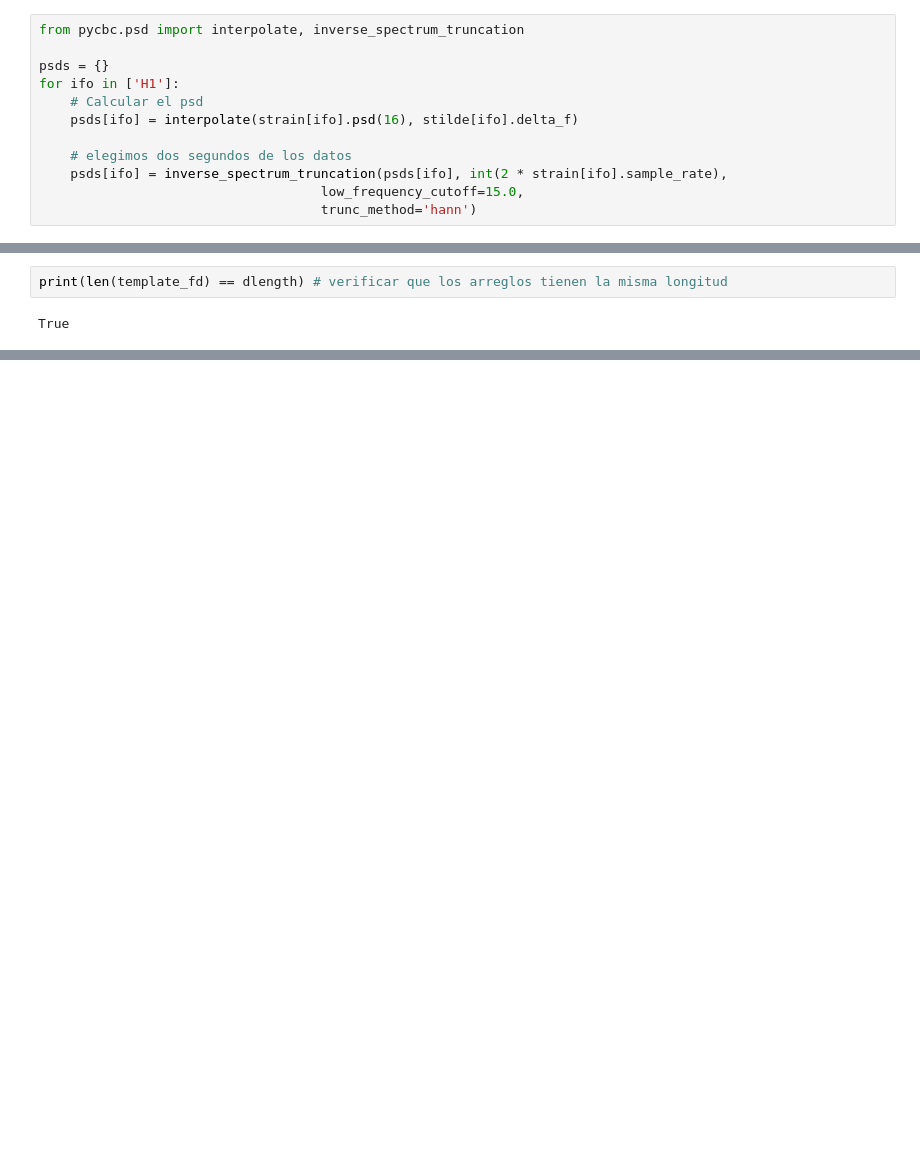
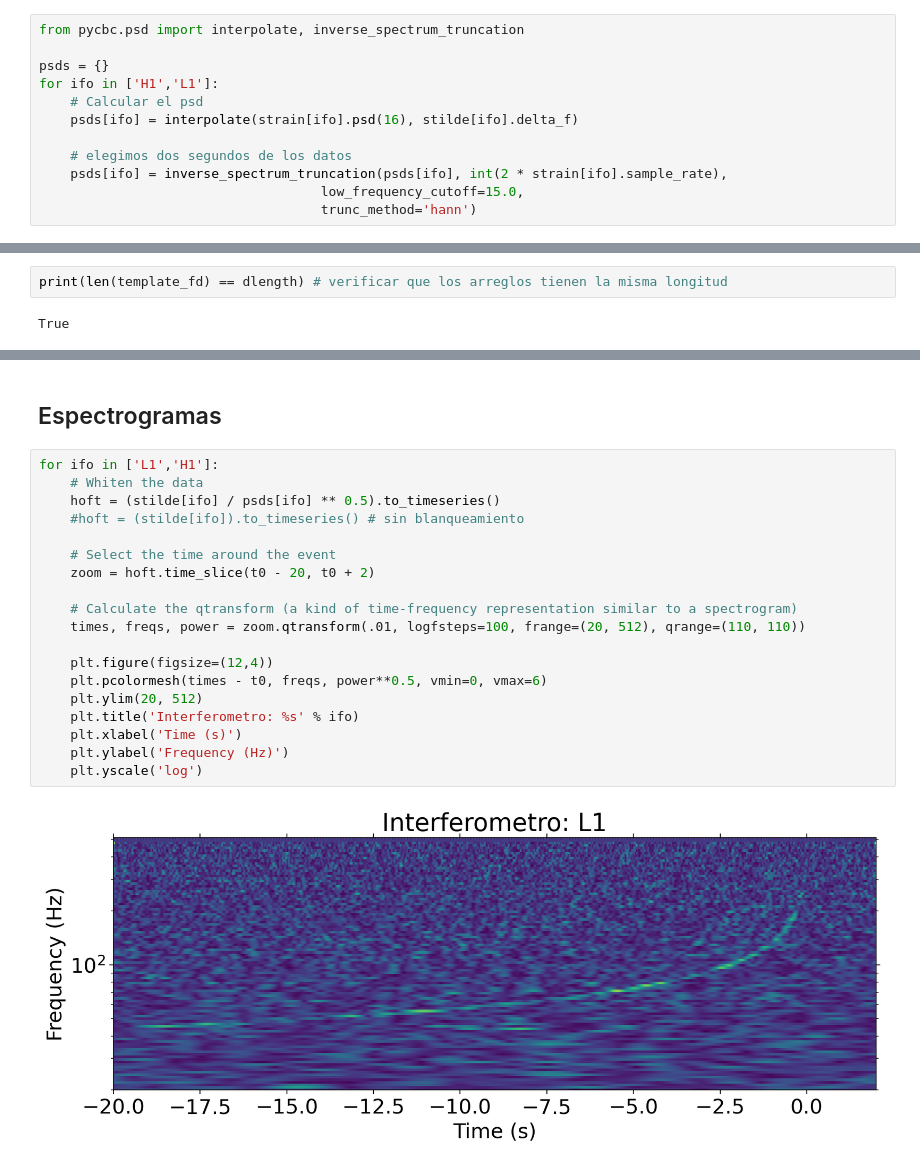
Before and after one commit to josefrr12/GWDataAnalysis, a Jupyter notebook: GW170817.ipynb, the cells around one changed output, grey strips where cells are left out. Saved outputs shown, nothing was run; the diff lists cells and outputs as text; blank space fills up the shorter version.

```diff
--- a/GW170817.ipynb
+++ b/GW170817.ipynb
@@ -152,7 +154,7 @@ for ifo in ['H1', 'L1']:
 from pycbc.psd import interpolate, inverse_spectrum_truncation
 
 psds = {}
-for ifo in ['H1']:
+for ifo in ['H1','L1']:
     # Calcular el psd
     psds[ifo] = interpolate(strain[ifo].psd(16), stilde[ifo].delta_f)
 
@@ -368,0 +365,23 @@ Detector L1, SNRmax = 25.6102, phase = -1.4779, time event = 1187008882.4436
+# %% [markdown]
+## Espectrogramas
+# %%
+for ifo in ['L1','H1']:
+    # Whiten the data
+    hoft = (stilde[ifo] / psds[ifo] ** 0.5).to_timeseries()
+    #hoft = (stilde[ifo]).to_timeseries() # sin blanqueamiento
+
+    # Select the time around the event
+    zoom = hoft.time_slice(t0 - 20, t0 + 2)
+
+    # Calculate the qtransform (a kind of time-frequency representation similar to a spectrogram)
+    times, freqs, power = zoom.qtransform(.01, logfsteps=100, frange=(20, 512), qrange=(110, 110))
+
+    plt.figure(figsize=(12,4))
+    plt.pcolormesh(times - t0, freqs, power**0.5, vmin=0, vmax=6)
+    plt.ylim(20, 512)
+    plt.title('Interferometro: %s' % ifo)
+    plt.xlabel('Time (s)')
+    plt.ylabel('Frequency (Hz)')
+    plt.yscale('log')
+# %% [output]
+[figure, added]
```
Also changed, not shown: parts of 14 cells of this notebook.
